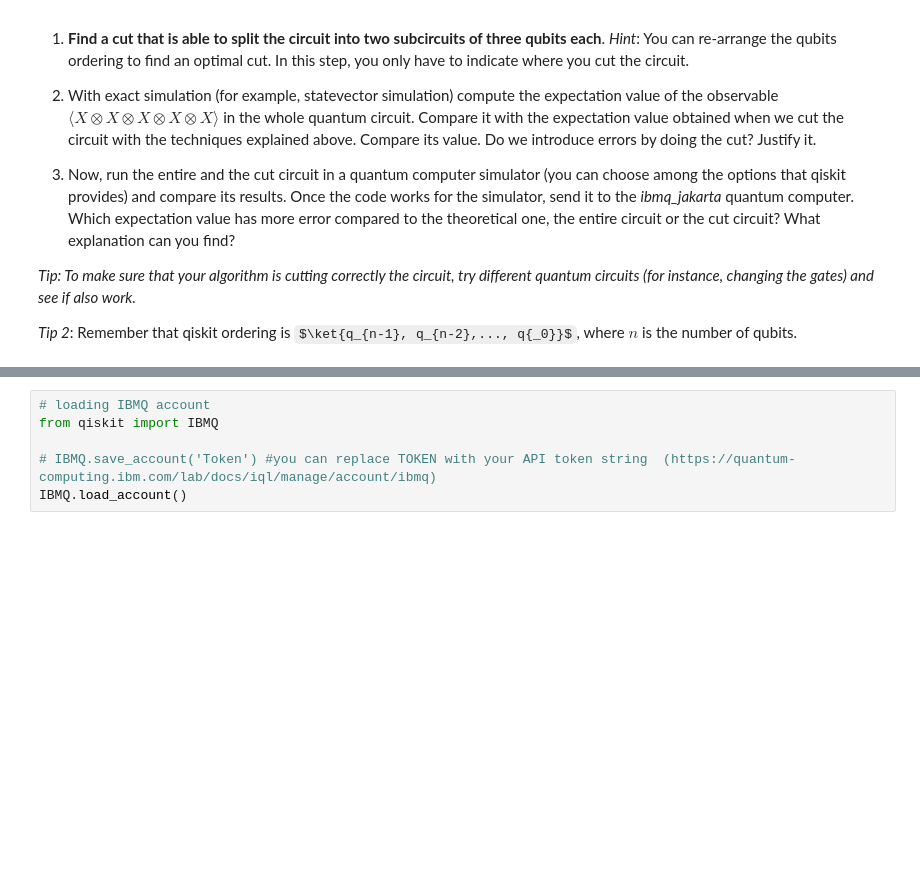
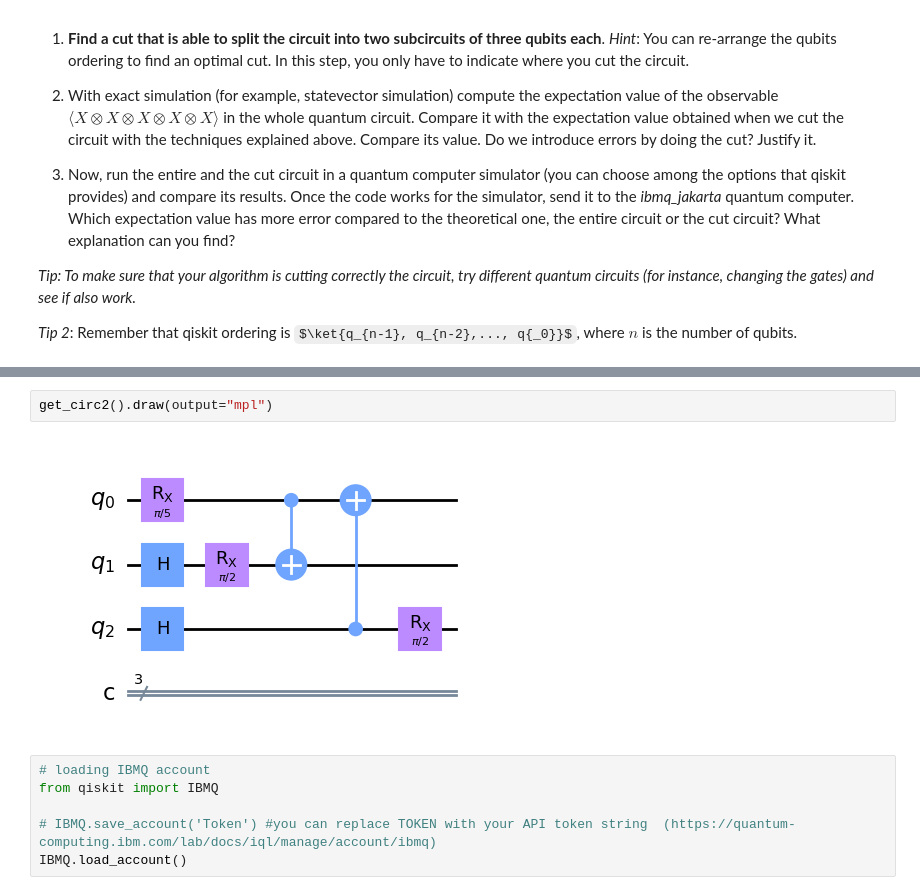
Before and after one commit to QuantumBarcelona/Qiskit-Hackathon-BCN, a Jupyter notebook: Response.ipynb, the cells around one changed output, grey strips where cells are left out. Cells and saved outputs as stored; diff of their text form; some formulas as TeX source; blank space fills up the shorter version.

```diff
--- a/Response.ipynb
+++ b/Response.ipynb
@@ -143,3 +211,7 @@ ModuleNotFoundError: No module named 'qiskit'
+# %%
+get_circ2().draw(output="mpl")
+# %% [output]
+[figure, added]
 # %%
 # loading IBMQ account
 from qiskit import IBMQ
```
Also changed, not shown: parts of 4 cells of this notebook.
